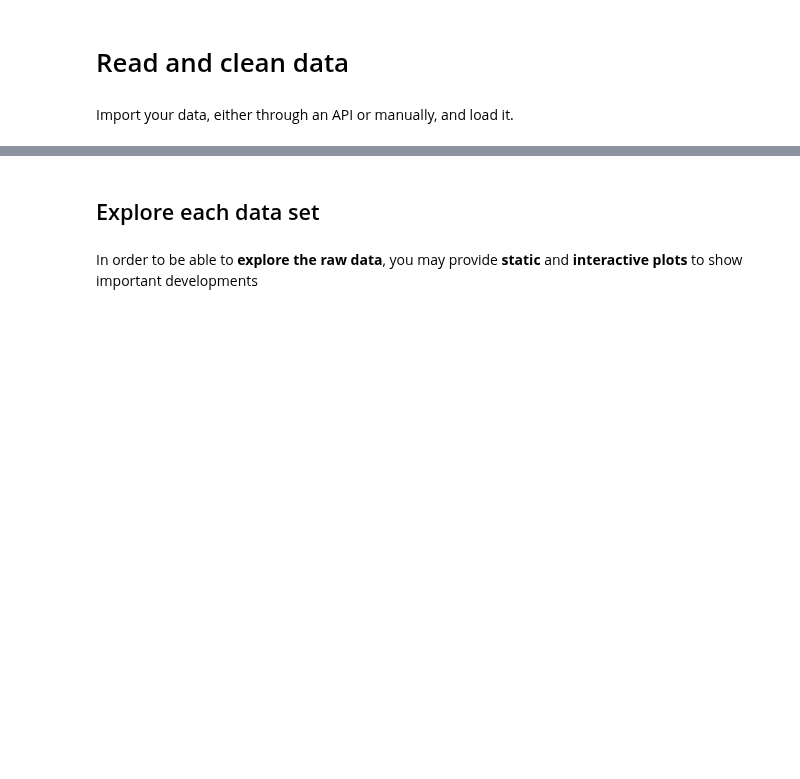
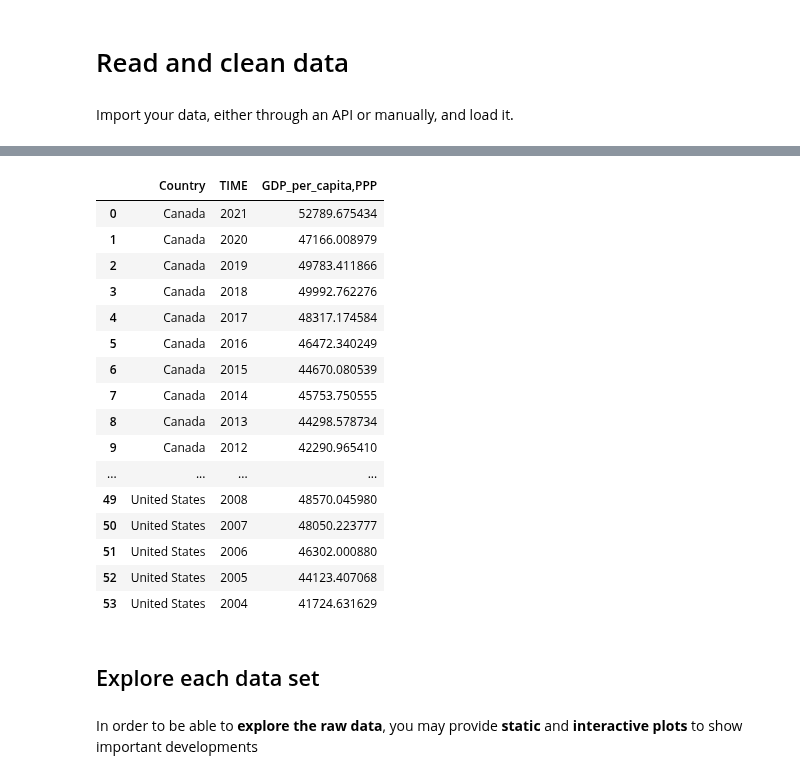
Before and after one commit to NumEconCopenhagen/projects-2023-newteam, a Jupyter notebook: dataproject/dataproject.ipynb, the cells around one changed output, grey strips where cells are left out. Saved outputs shown, nothing was run; the diff lists cells and outputs as text; code cells hidden in the pictures; blank space fills up the shorter version.

```diff
--- a/dataproject/dataproject.ipynb
+++ b/dataproject/dataproject.ipynb
@@ -86,3 +96,28 @@ wb_gdp.head(10)
+# %%
+#reset the index of a DataFrame
+wb_gdp.reset_index(inplace=True)
+wb_gdp.rename(columns = {'country':'Country'}, inplace=True)
+wb_gdp.rename(columns = {'year':'TIME'}, inplace=True)
+
+wb_gdp
+# %% [output]
+|  | Country | TIME | GDP_per_capita,PPP |
+| 0 | Canada | 2021 | 52789.675434 |
+| 1 | Canada | 2020 | 47166.008979 |
+| 2 | Canada | 2019 | 49783.411866 |
+| 3 | Canada | 2018 | 49992.762276 |
+| 4 | Canada | 2017 | 48317.174584 |
+| 5 | Canada | 2016 | 46472.340249 |
+| 6 | Canada | 2015 | 44670.080539 |
+| 7 | Canada | 2014 | 45753.750555 |
+| 8 | Canada | 2013 | 44298.578734 |
+| 9 | Canada | 2012 | 42290.965410 |
+| ... | ... | ... | ... |
+| 49 | United States | 2008 | 48570.045980 |
+| 50 | United States | 2007 | 48050.223777 |
+| 51 | United States | 2006 | 46302.000880 |
+| 52 | United States | 2005 | 44123.407068 |
+| 53 | United States | 2004 | 41724.631629 |
 # %% [markdown]
 ## Explore each data set
 # %% [markdown]
```
Also changed, not shown: parts of 5 cells of this notebook.
